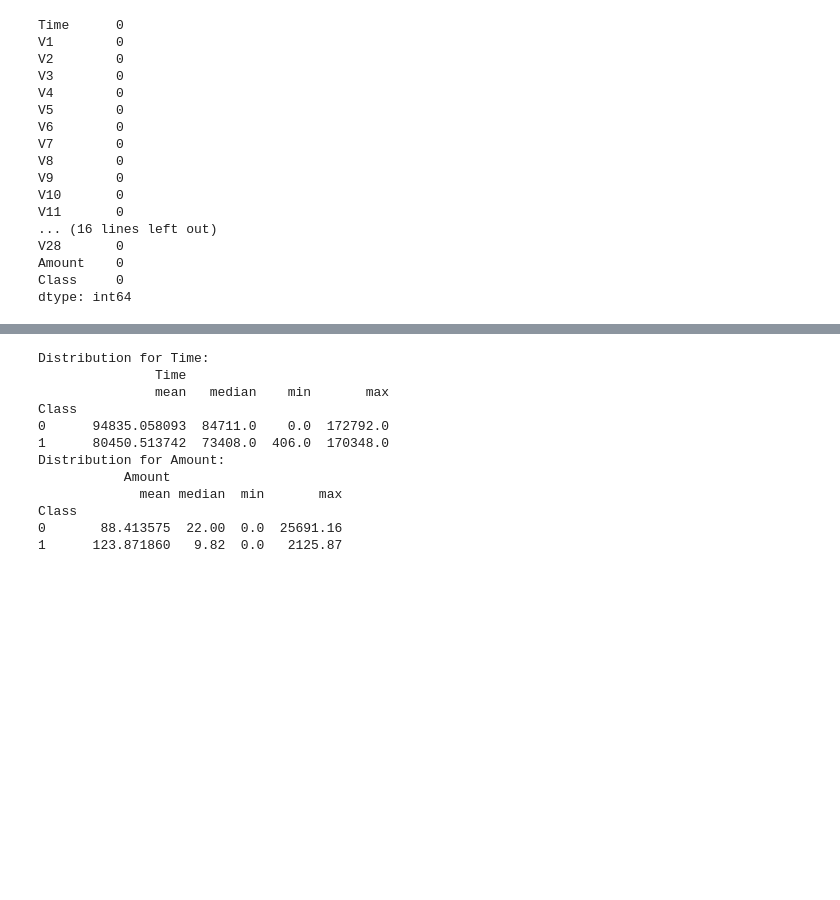
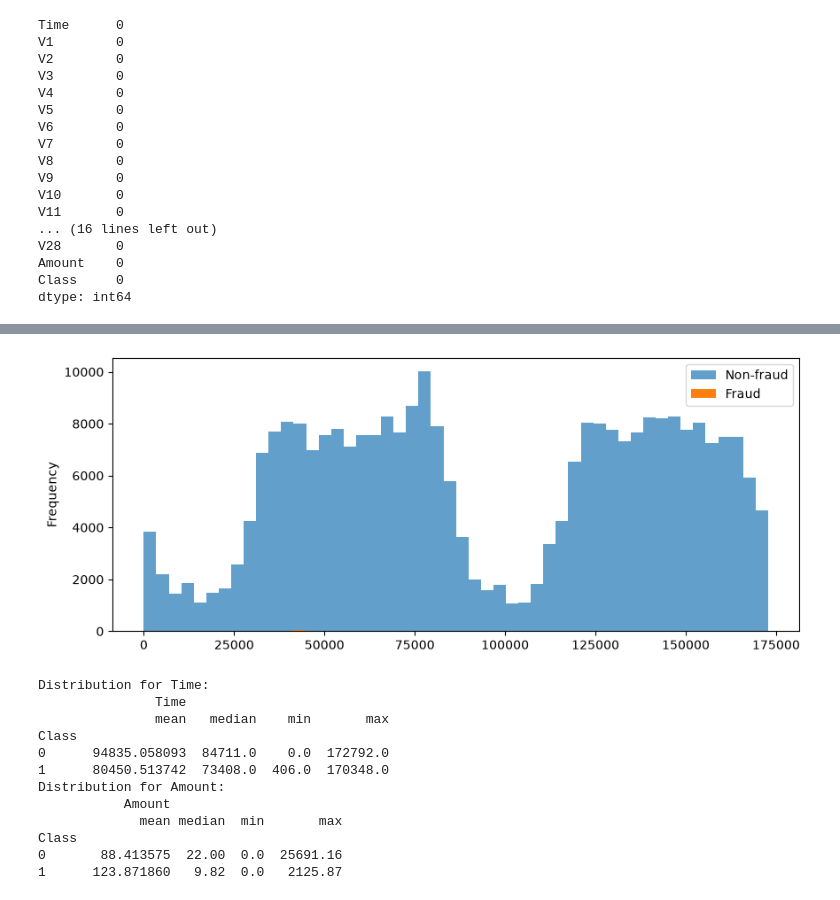
Before and after one commit to Kalem-Fouzi/Credit-Card-Fraud-Detection, a Jupyter notebook: notebooks/01_eda.ipynb, the cells around one changed output, grey strips where cells are left out. Drawn from its saved outputs; the diff is of its cells as text; code cells hidden in the pictures; blank space fills up the shorter version.

```diff
--- a/notebooks/01_eda.ipynb
+++ b/notebooks/01_eda.ipynb
@@ -96,3 +104,11 @@ np.int64(0)
+# %%
+fig, ax = plt.subplots(figsize=(10, 4))
+df[df['Class']==0]['Time'].plot(kind='hist', bins=50, alpha=0.7, label='Non-fraud')
+df[df['Class']==1]['Time'].plot(kind='hist', bins=50, alpha=1, label='Fraud')
+plt.legend()
+plt.show()
+# %% [output]
+[figure, added]
 # %%
 cols = ['Time', 'Amount']
 tables = {}
```
Also changed, not shown: parts of 11 cells of this notebook, 1 other file.
